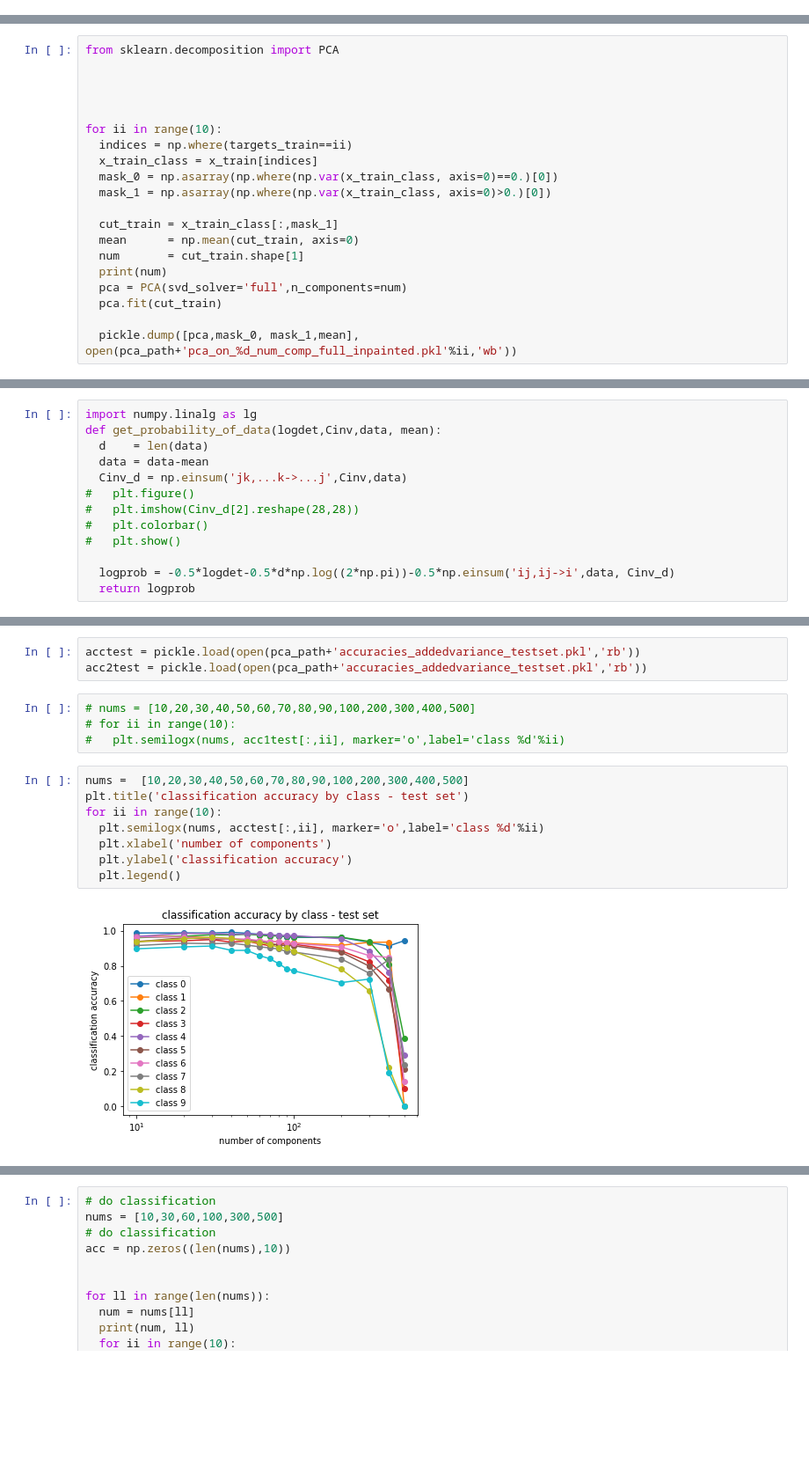
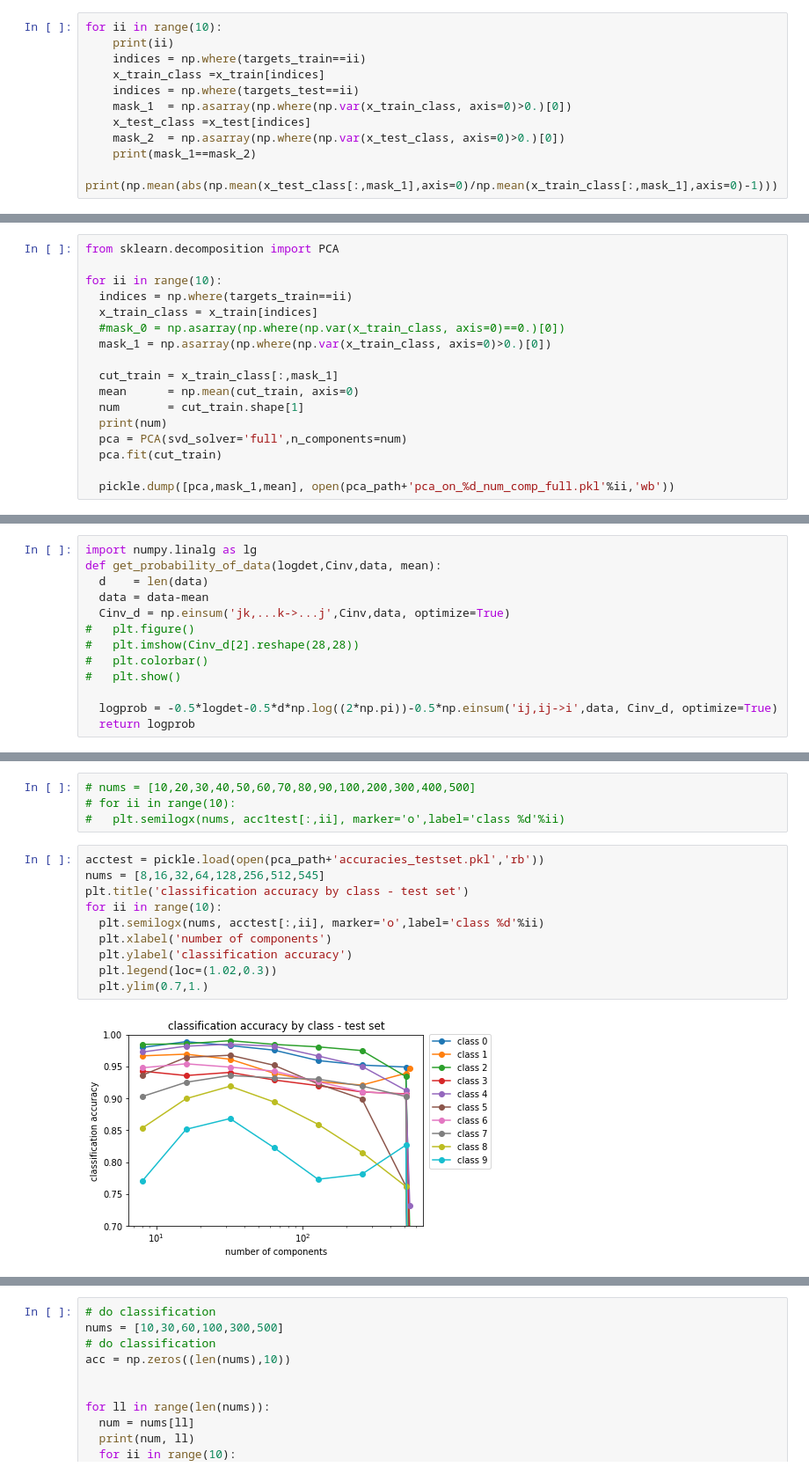
Before and after one commit to VMBoehm/DeNoPa, a Jupyter notebook: ClassificationWithPCA.ipynb, the cells around one changed output, grey strips where cells are left out. Shown at 88% size. Saved outputs shown, nothing was run; the diff lists cells and outputs as text; blank space fills up the shorter version.

```diff
--- a/ClassificationWithPCA.ipynb
+++ b/ClassificationWithPCA.ipynb
@@ -67,0 +64,11 @@ Downloading data from http://www.iro.umontreal.ca/~lisa/deep/data/mnist/mnist.pk
+# %%
+for ii in range(10):
+    print(ii)
+    indices = np.where(targets_train==ii)
+    x_train_class =x_train[indices]
+    indices = np.where(targets_test==ii)
+    mask_1  = np.asarray(np.where(np.var(x_train_class, axis=0)>0.)[0])
+    x_test_class =x_test[indices]
+    mask_2  = np.asarray(np.where(np.var(x_test_class, axis=0)>0.)[0])
+    print(mask_1==mask_2)
+    print(np.mean(abs(np.mean(x_test_class[:,mask_1],axis=0)/np.mean(x_train_class[:,mask_1],axis=0)-1)))
@@ -69,14 +107,11 @@ Downloading data from http://www.iro.umontreal.ca/~lisa/deep/data/mnist/mnist.pk
 pca_path = './gdrive/My Drive/PCA/mnist/'
 # %%
 from sklearn.decomposition import PCA
-
-
-
 
 for ii in range(10):
   indices = np.where(targets_train==ii)
   x_train_class = x_train[indices]
-  mask_0 = np.asarray(np.where(np.var(x_train_class, axis=0)==0.)[0])
+  #mask_0 = np.asarray(np.where(np.var(x_train_class, axis=0)==0.)[0])
   mask_1 = np.asarray(np.where(np.var(x_train_class, axis=0)>0.)[0])
 
   cut_train = x_train_class[:,mask_1]
@@ -86,7 +121,7 @@ for ii in range(10):
   pca = PCA(svd_solver='full',n_components=num)
   pca.fit(cut_train)
 
-  pickle.dump([pca,mask_0, mask_1,mean], open(pca_path+'pca_on_%d_num_comp_full_inpainted.pkl'%ii,'wb'))
+  pickle.dump([pca,mask_1,mean], open(pca_path+'pca_on_%d_num_comp_full.pkl'%ii,'wb'))
 # %% [output]
 563
 577
@@ -123,13 +138,13 @@ import numpy.linalg as lg
 def get_probability_of_data(logdet,Cinv,data, mean):
   d    = len(data)
   data = data-mean
-  Cinv_d = np.einsum('jk,...k->...j',Cinv,data)
+  Cinv_d = np.einsum('jk,...k->...j',Cinv,data, optimize=True)
 #   plt.figure()
 #   plt.imshow(Cinv_d[2].reshape(28,28))
 #   plt.colorbar()
 #   plt.show()
 
-  logprob = -0.5*logdet-0.5*d*np.log((2*np.pi))-0.5*np.einsum('ij,ij->i',data, Cinv_d)
+  logprob = -0.5*logdet-0.5*d*np.log((2*np.pi))-0.5*np.einsum('ij,ij->i',data, Cinv_d, optimize=True)
   return logprob
 # %%
 # do classification
@@ -224,18 +213,17 @@ KeyboardInterrupt: ignored
-# %%
-acctest = pickle.load(open(pca_path+'accuracies_addedvariance_testset.pkl','rb'))
-acc2test = pickle.load(open(pca_path+'accuracies_addedvariance_testset.pkl','rb'))
 # %%
 # nums = [10,20,30,40,50,60,70,80,90,100,200,300,400,500]
 # for ii in range(10):
 #   plt.semilogx(nums, acc1test[:,ii], marker='o',label='class %d'%ii)
 # %%
-nums =  [10,20,30,40,50,60,70,80,90,100,200,300,400,500]
+acctest = pickle.load(open(pca_path+'accuracies_testset.pkl','rb'))
+nums = [8,16,32,64,128,256,512,545]
 plt.title('classification accuracy by class - test set')
 for ii in range(10):
   plt.semilogx(nums, acctest[:,ii], marker='o',label='class %d'%ii)
   plt.xlabel('number of components')
   plt.ylabel('classification accuracy')
-  plt.legend()
+  plt.legend(loc=(1.02,0.3))
+  plt.ylim(0.7,1.)
 # %% [output]
-[figure, old version]
+[figure, new version]
 # %%
```
Also changed, not shown: parts of 19 cells of this notebook.
